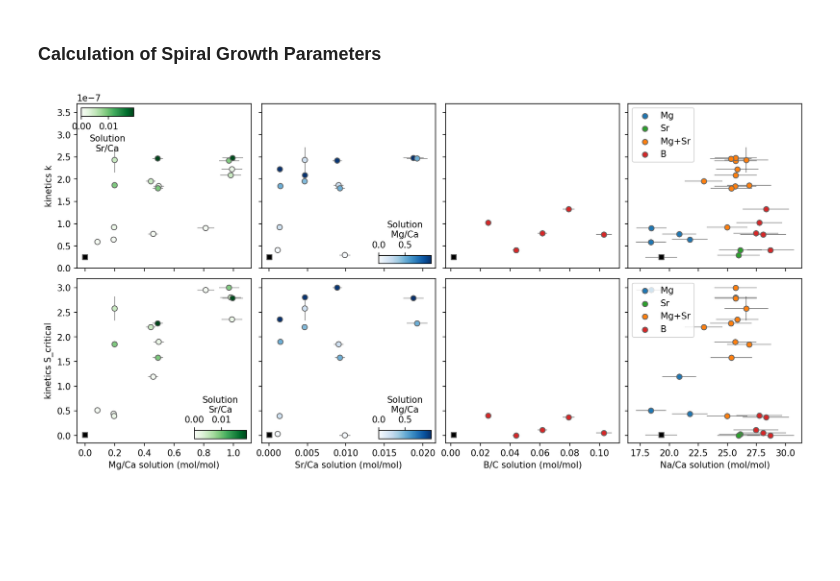
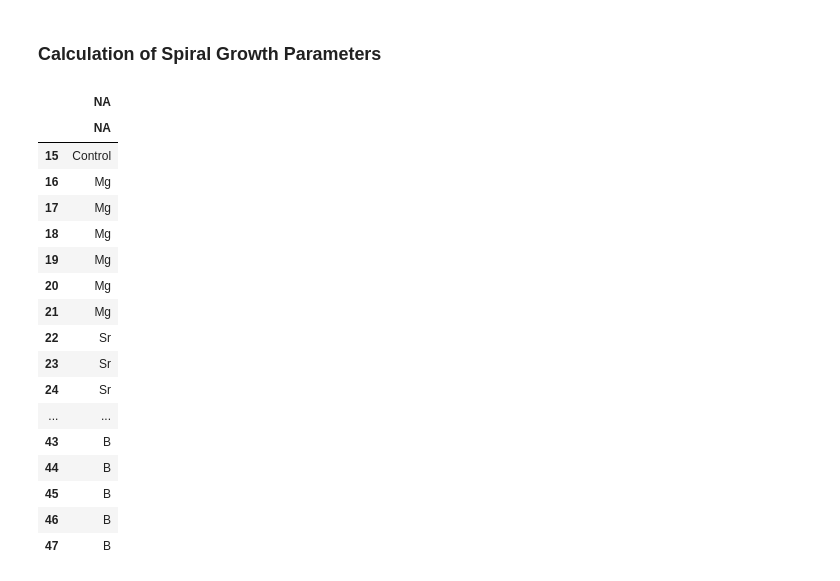
Before and after one commit to oscarbranson/supplementary, a Jupyter notebook: supplements/vaterite_geochem/03_kinetics.ipynb, the cells around one changed output. Cells and saved outputs as stored; diff of their text form; code cells hidden in the pictures; blank space fills up the shorter version.

```diff
--- a/supplements/vaterite_geochem/03_kinetics.ipynb
+++ b/supplements/vaterite_geochem/03_kinetics.ipynb
@@ -403,22 +420,3 @@ no_high_mg = (dat.solution_start['Mg/Ca'] < 3).values  # exclude high Mg point t
 vaterite_growth = dat.overgrowth.F_V.values >= 0  # only select data where vaterite grew
 
 good_kinetic_fits = (dat.kinetics.R2 > 0.95).values
-# %%
-fig, axs = plt.subplots(2, 4, figsize=[3 * 4, 6], constrained_layout=True, sharex='col', sharey='row')
-
-yvar = ('kinetics', 'k')
-vplt.solution_vs_yvar(dat.loc[no_high_mg & vaterite_growth & good_kinetic_fits], yvar=yvar, axs=axs[0])
-
-yvar = ('kinetics', 'S_critical')
-vplt.solution_vs_yvar(dat.loc[no_high_mg & vaterite_growth & good_kinetic_fits], yvar=yvar, axs=axs[1]);
-
-for ax in axs[:,1:].flat:
-    ax.set_ylabel(None)
-for ax in axs[0].flat:
-    ax.set_xlabel(None)
-
-axs[0,0].set_ylim(0, 3.7e-7)
-
-fig.savefig('figs/Fig11.pdf')
-# %% [output]
-[figure, removed]
@@ -424,0 +425,21 @@ fig.savefig('figs/Fig11.pdf')
+# %%
+dat.metadata.Experiment
+# %% [output]
+|  | NA |
+|  | NA |
+| 15 | Control |
+| 16 | Mg |
+| 17 | Mg |
+| 18 | Mg |
+| 19 | Mg |
+| 20 | Mg |
+| 21 | Mg |
+| 22 | Sr |
+| 23 | Sr |
+| 24 | Sr |
+| ... | ... |
+| 43 | B |
+| 44 | B |
+| 45 | B |
+| 46 | B |
+| 47 | B |
```
Also changed, not shown: parts of 9 cells of this notebook, 11 other files.
